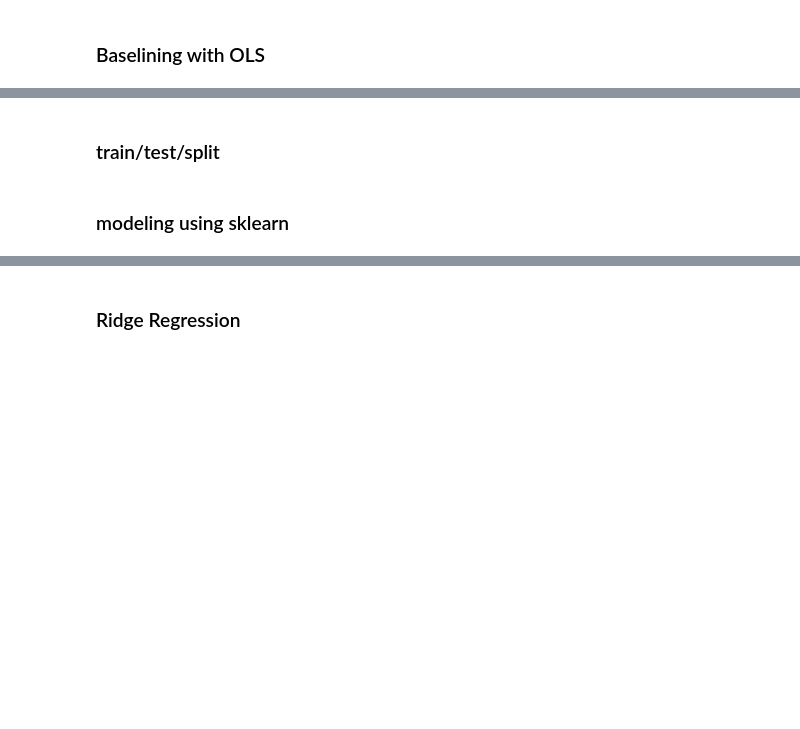
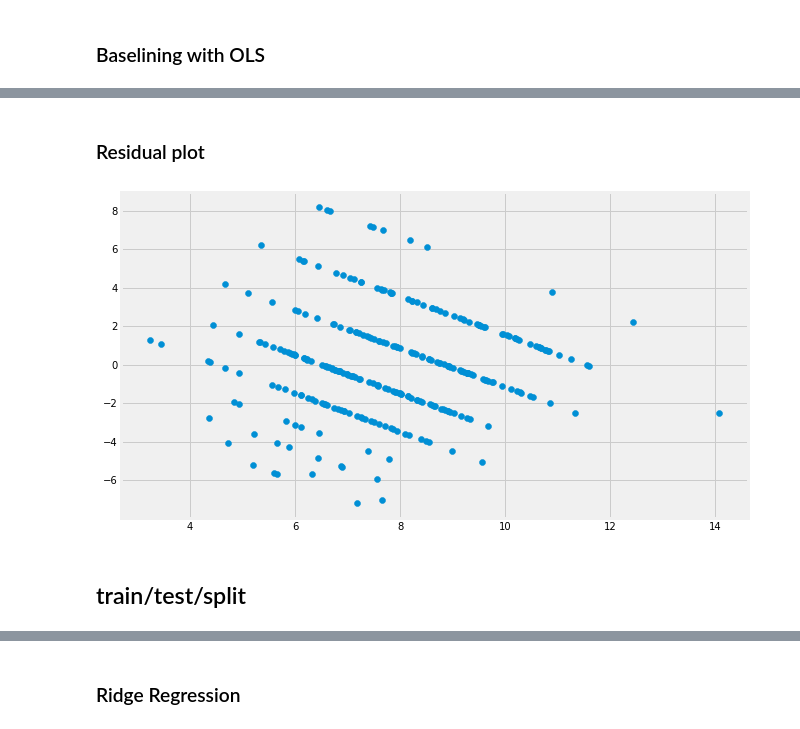
Before and after one commit to linanpy/Hotel-Rating-Predictor, a Jupyter notebook: 04_model.ipynb, the cells around one changed output, grey strips where cells are left out. Saved outputs shown, nothing was run; the diff lists cells and outputs as text; code cells hidden in the pictures; blank space fills up the shorter version.

```diff
--- a/04_model.ipynb
+++ b/04_model.ipynb
@@ -261,5 +230,12 @@ strong multicollinearity problems or that the design matrix is singular.
+# %% [markdown]
+### Residual plot
+# %%
+plt.figure(figsize=(10,6))
+plt.scatter(fit2.predict(), fit2.resid);
+# %% [output]
+[figure, added]
 # %% [markdown]
-### train/test/split
+## train/test/split
 # %%
 #first split 20%
 X_train_val, X_test, y_train_val, y_test = \
@@ -267,5 +243,3 @@ train_test_split(X,y,test_size=0.2, random_state = 42)
 # %%
 #second split
 X_train, X_val, y_train, y_val = train_test_split(X, y, test_size=.25, random_state=3)
-# %% [markdown]
-### modeling using sklearn
```
Also changed, not shown: parts of 61 cells of this notebook, 2 other files.
